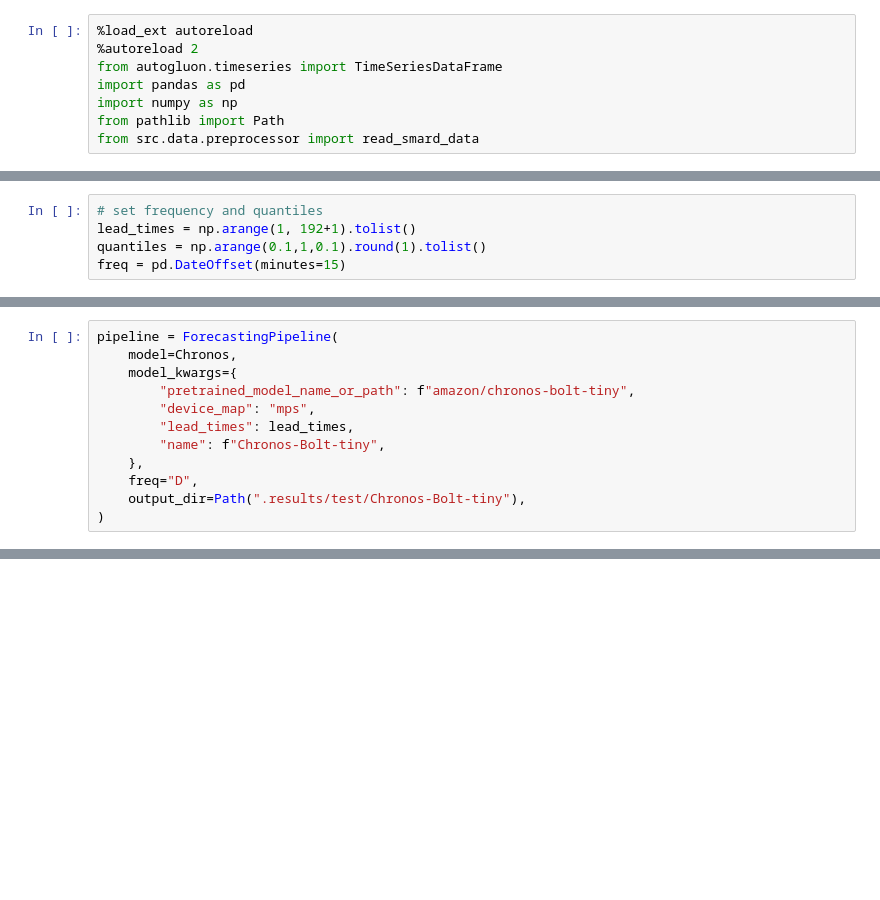
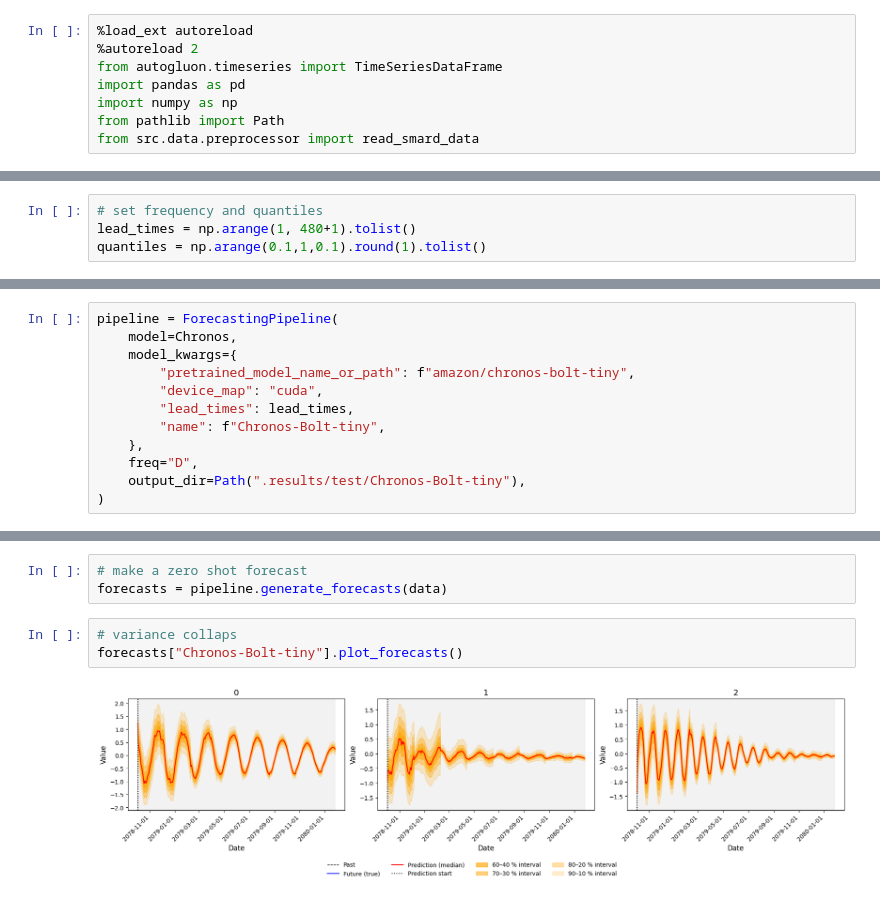
Before and after one commit to LouisSko/master-thesis, a Jupyter notebook: minimum_working_example.ipynb, the cells around one changed output, grey strips where cells are left out. Cells and saved outputs as stored; diff of their text form; blank space fills up the shorter version.

```diff
--- a/minimum_working_example.ipynb
+++ b/minimum_working_example.ipynb
@@ -62,6 +69,5 @@ item_id timestamp
 # %%
 # set frequency and quantiles
-lead_times = np.arange(1, 192+1).tolist()
+lead_times = np.arange(1, 480+1).tolist()
 quantiles = np.arange(0.1,1,0.1).round(1).tolist()
-freq = pd.DateOffset(minutes=15)
 # %% [markdown]
@@ -79,7 +85,7 @@ pipeline = ForecastingPipeline(
     model=Chronos,
     model_kwargs={
         "pretrained_model_name_or_path": f"amazon/chronos-bolt-tiny",
-        "device_map": "mps",
+        "device_map": "cuda",
         "lead_times": lead_times,
         "name": f"Chronos-Bolt-tiny",
     },
@@ -109,0 +101,8 @@ forecasts = pipeline.generate_forecasts(data, rolling=False)
+# %%
+# make a zero shot forecast
+forecasts = pipeline.generate_forecasts(data)
+# %%
+# variance collaps
+forecasts["Chronos-Bolt-tiny"].plot_forecasts()
+# %% [output]
+[figure, added]
```
Also changed, not shown: parts of 36 cells of this notebook.
